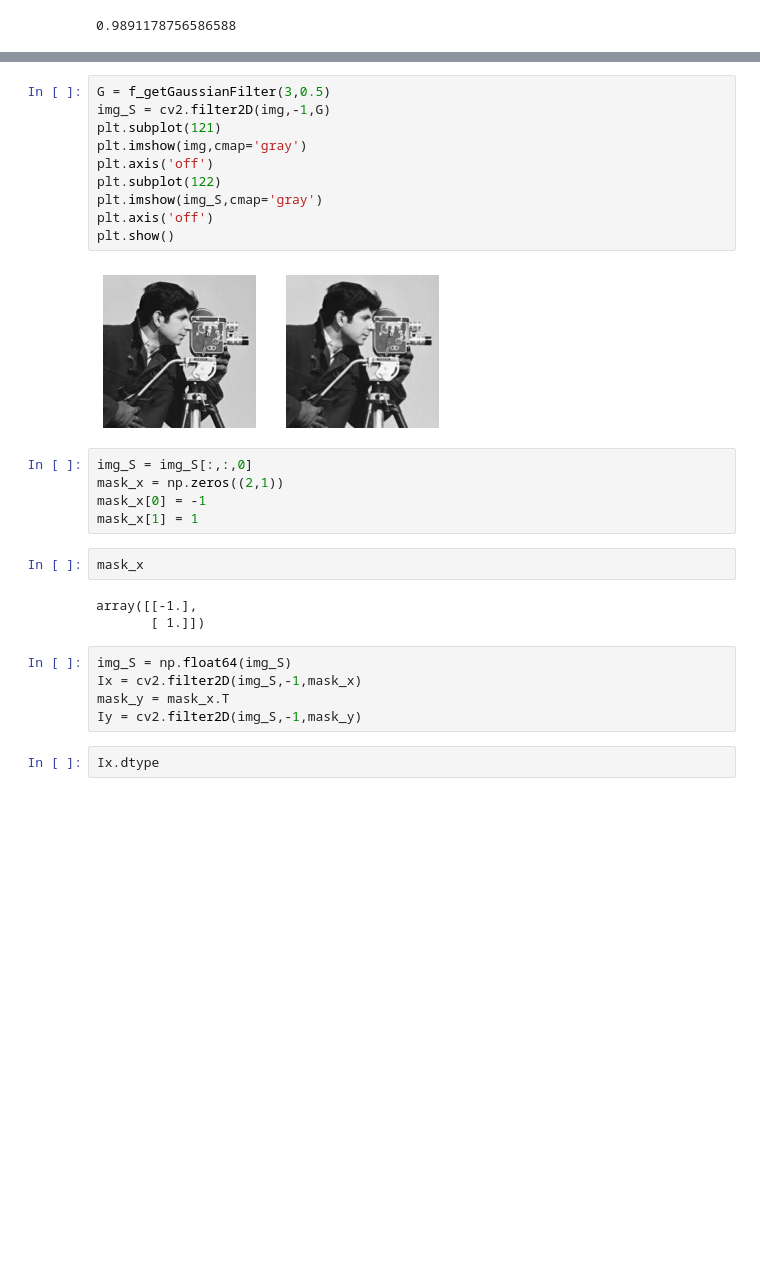
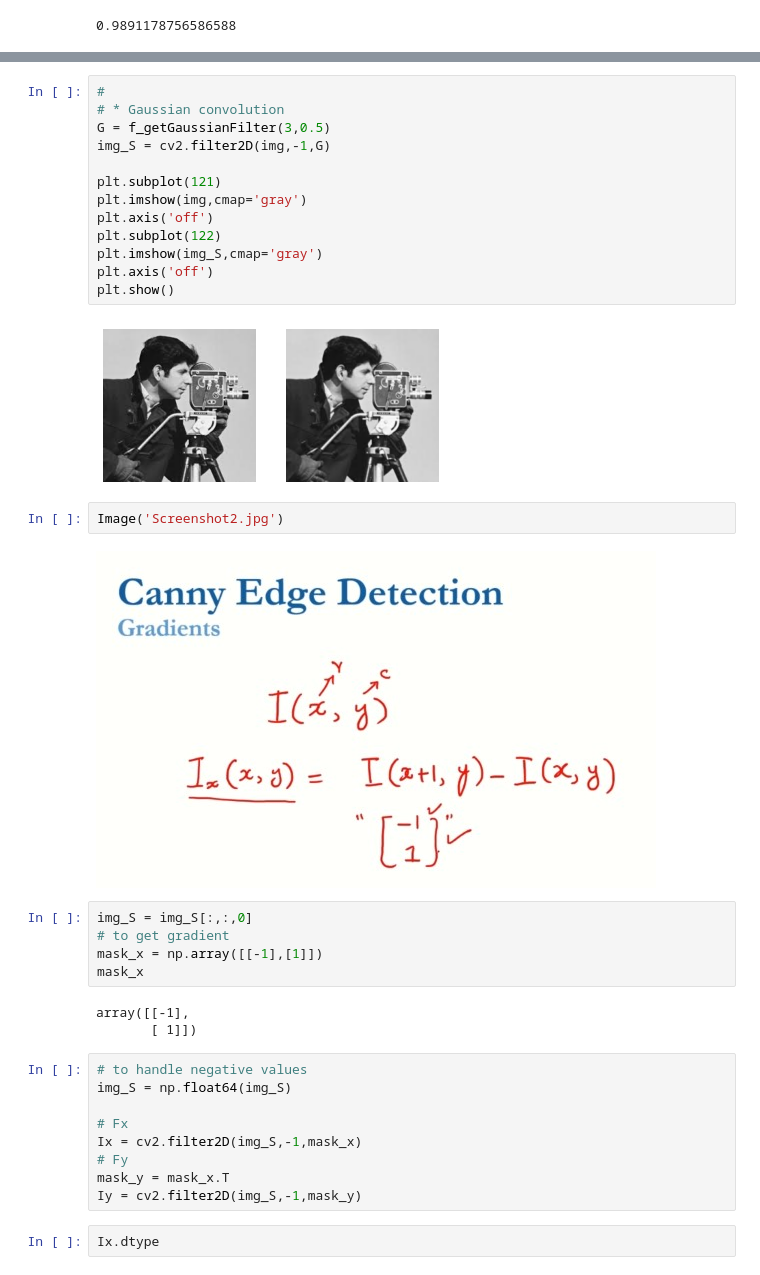
Before and after one commit to hazemMondy/fundamentals-of-computer-vision-theory-projects-in-python, a Jupyter notebook: Code and Data/07_CannyEdgeDetector/04_a_EdgeDetection.ipynb, the cells around one changed output, grey strips where cells are left out. Drawn from its saved outputs; the diff is of its cells as text; blank space fills up the shorter version.

```diff
--- a/Code and Data/07_CannyEdgeDetector/04_a_EdgeDetection.ipynb
+++ b/Code and Data/07_CannyEdgeDetector/04_a_EdgeDetection.ipynb
@@ -57,6 +101,9 @@ cv2.getGaussianKernel?
 # %%
+#
+# * Gaussian convolution
 G = f_getGaussianFilter(3,0.5)
 img_S = cv2.filter2D(img,-1,G)
+
 plt.subplot(121)
 plt.imshow(img,cmap='gray')
 plt.axis('off')
@@ -66,19 +113,25 @@ plt.axis('off')
 plt.show()
 # %% [output]
 [figure]
+# %%
+Image('Screenshot2.jpg')
+# %% [output]
+[figure, added]
 # %%
 img_S = img_S[:,:,0]
-mask_x = np.zeros((2,1))
-mask_x[0] = -1
-mask_x[1] = 1
+# to get gradient
+mask_x = np.array([[-1],[1]])
+mask_x
+# %% [output]
+array([[-1],
+       [ 1]])
-# %%
-mask_x
-# %% [output]
-array([[-1.],
-       [ 1.]])
 # %%
+# to handle negative values
 img_S = np.float64(img_S)
+
+# Fx
 Ix = cv2.filter2D(img_S,-1,mask_x)
+# Fy
 mask_y = mask_x.T
 Iy = cv2.filter2D(img_S,-1,mask_y)
 # %%
```
Also changed, not shown: parts of 10 cells of this notebook, 4 other files.
